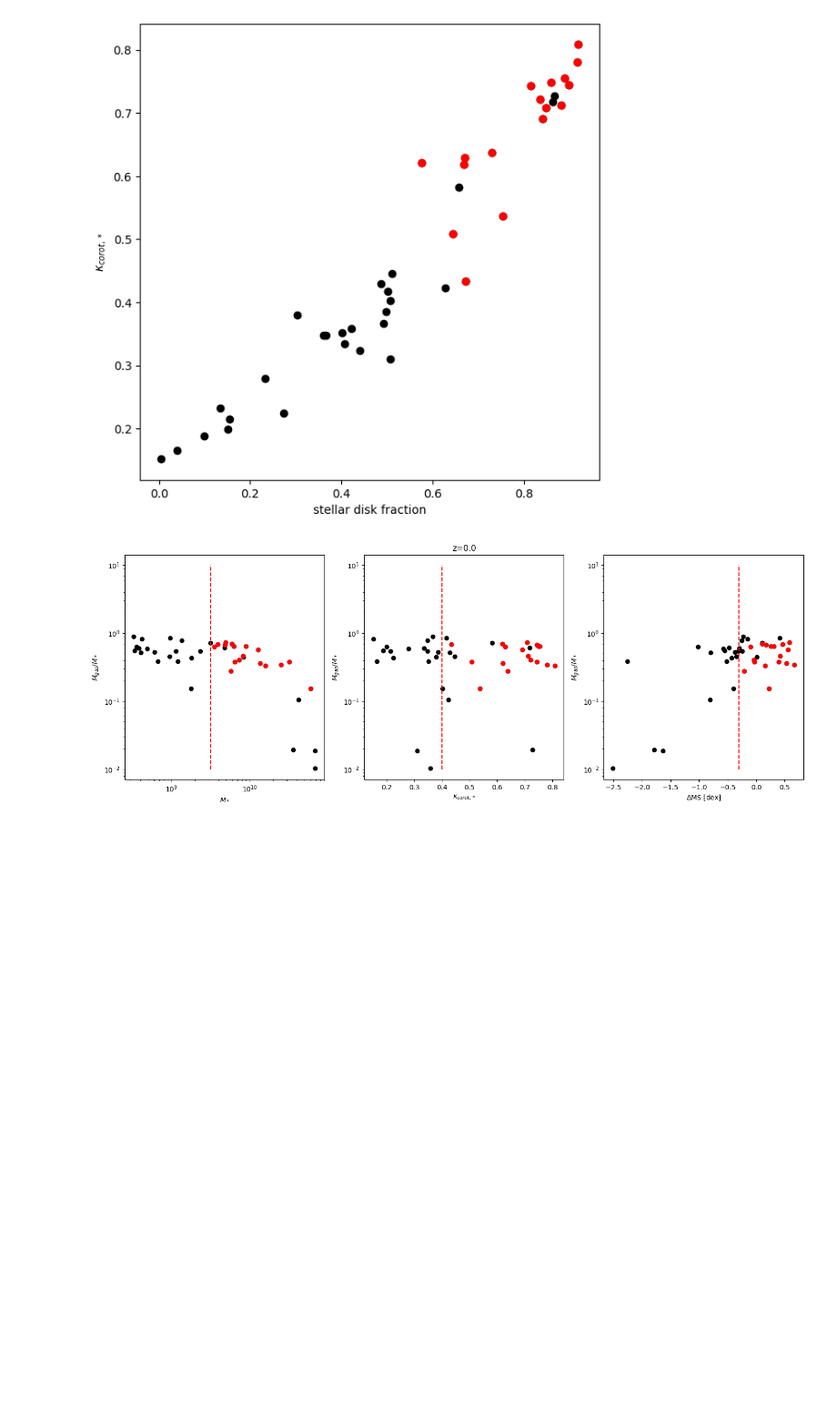
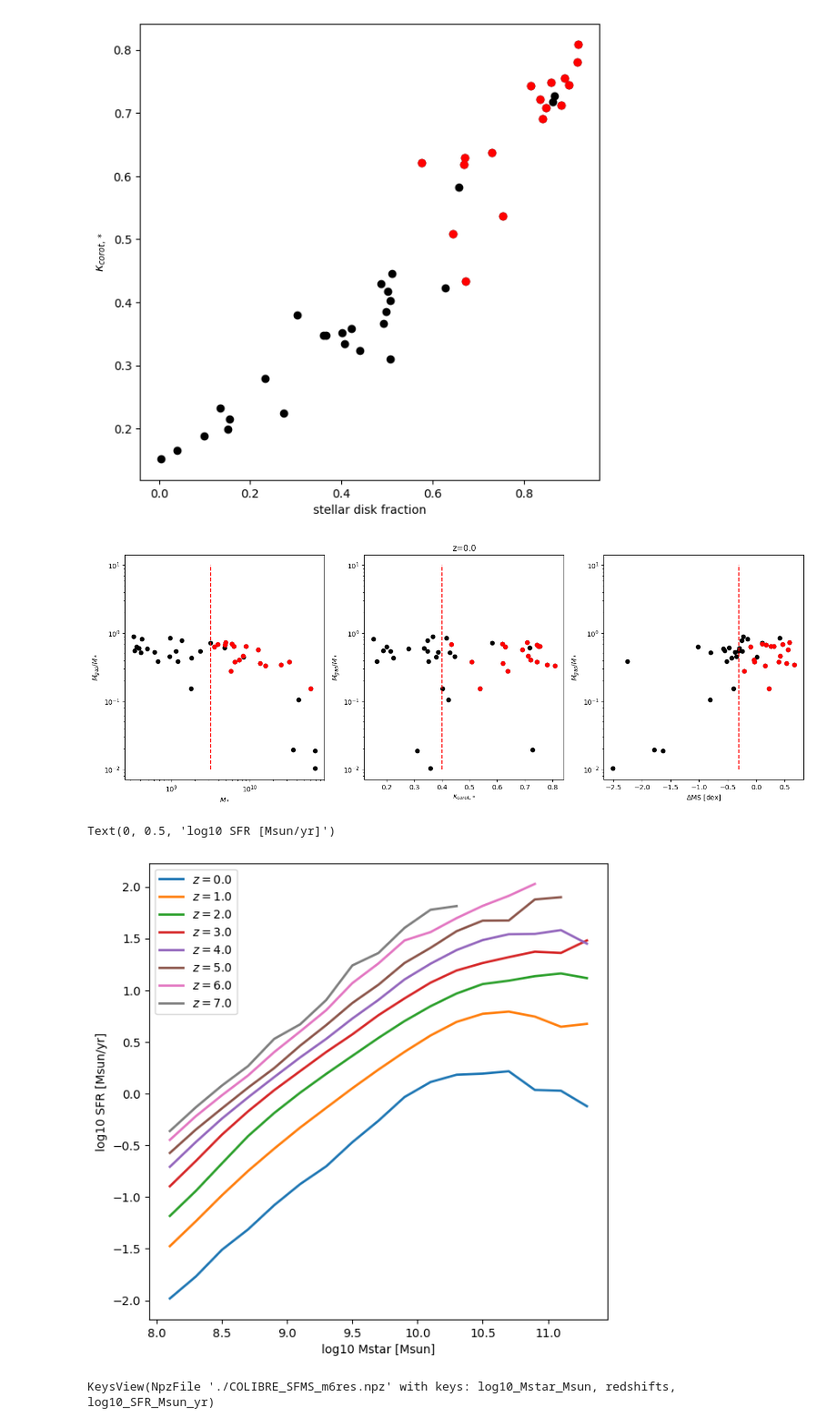
Before and after one commit to jgmcgregor/colibre_dispersions, a Jupyter notebook: selection_functions.ipynb, the cells around one changed output. Shown at 91% size. Saved outputs shown, nothing was run; the diff lists cells and outputs as text; code cells hidden in the pictures; blank space fills up the shorter version.

```diff
--- a/selection_functions.ipynb
+++ b/selection_functions.ipynb
@@ -331,3 +372,29 @@ with unyt.matplotlib_support:
     plt.show()
 # %% [output]
 [figure]
+# %%
+import numpy as np
+import matplotlib.pylab as plt
+
+data = np.load("./COLIBRE_SFMS_m6res.npz")
+
+logSFR = data["log10_SFR_Msun_yr"]
+logMstar = data["log10_Mstar_Msun"]
+redshifts = data["redshifts"]
+
+fig, ax = plt.subplots(1,1, figsize=(7,7))
+
+for counter, z in enumerate(redshifts):
+
+    ax.plot(logMstar, logSFR[:, counter], lw=2, label=f"$z={z:.1f}$")
+
+ax.legend(loc="upper left")
+ax.set_xlabel("log10 Mstar [Msun]")
+ax.set_ylabel("log10 SFR [Msun/yr]")
+# %% [output]
+Text(0, 0.5, 'log10 SFR [Msun/yr]')
+[figure, added]
+# %%
+data.keys()
+# %% [output]
+KeysView(NpzFile './COLIBRE_SFMS_m6res.npz' with keys: log10_Mstar_Msun, redshifts, log10_SFR_Msun_yr)
```
Also changed, not shown: parts of 8 cells of this notebook, 3 other files.
